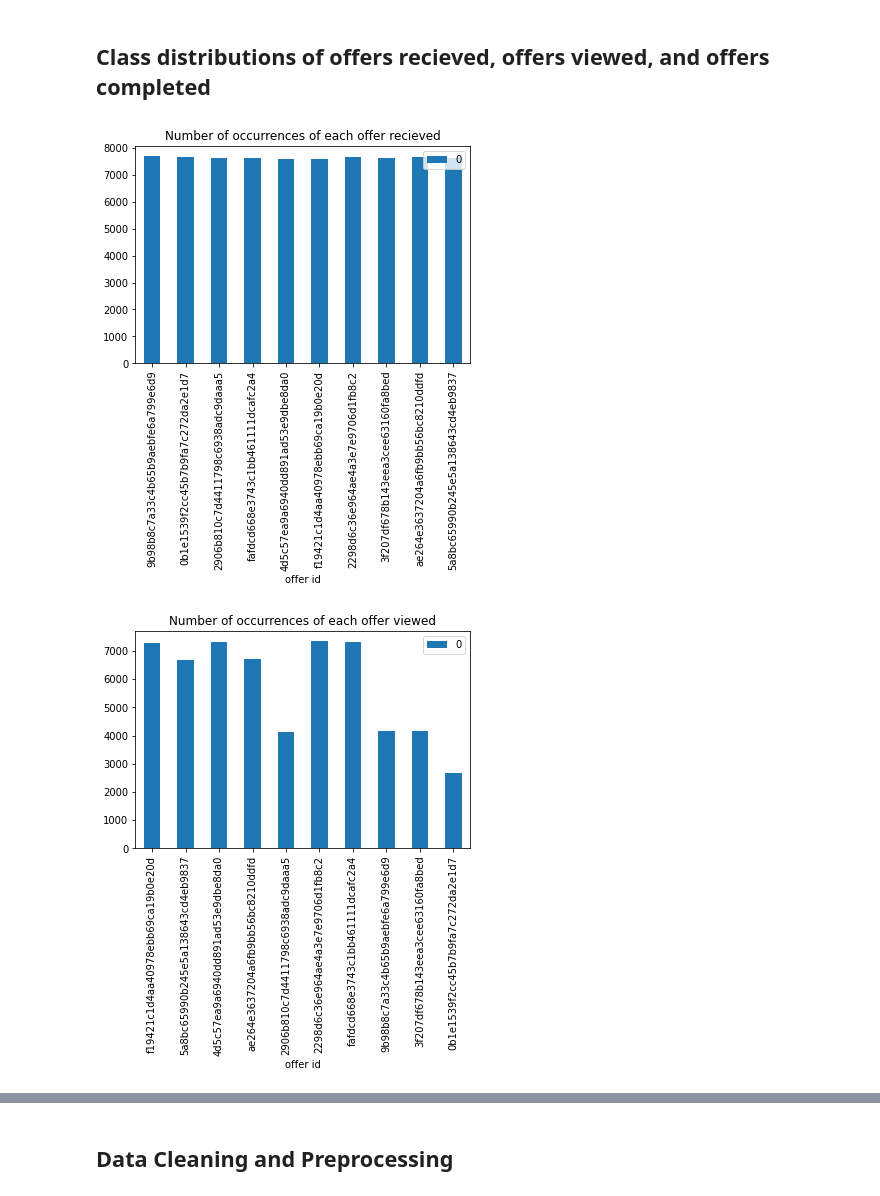
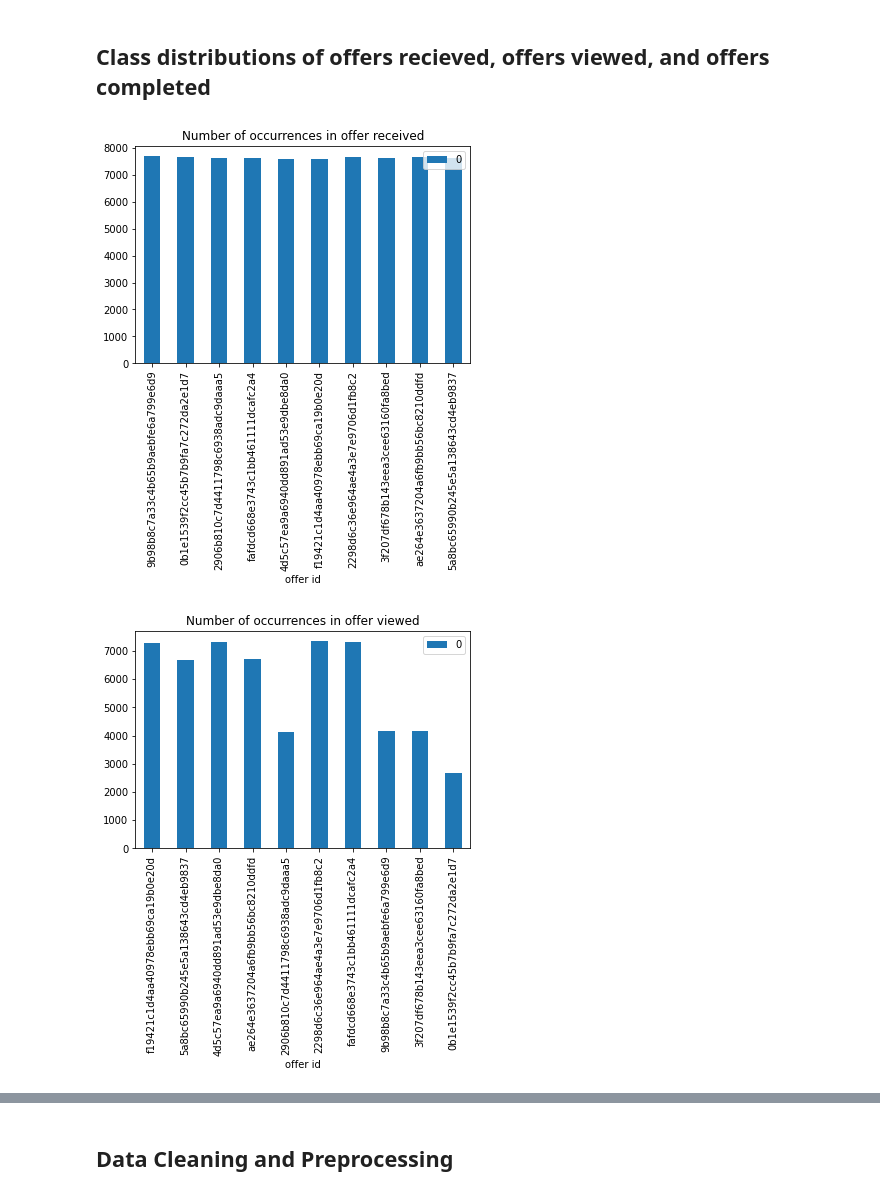
Before and after one commit to beauvilerobed/predict-consumer-responses, a Jupyter notebook: sagemaker.ipynb, the cells around one changed output, grey strips where cells are left out. Drawn from its saved outputs; the diff is of its cells as text; code cells hidden in the pictures.

Commit message:
finished cleaning the data

```diff
--- a/sagemaker.ipynb
+++ b/sagemaker.ipynb
@@ -86,5 +77,8 @@ offers_completed = transcript[transcript['event']=="offer completed"]
+# %%
+outcomes = ["offer received", "offer viewed", "offer completed"]
+offers = [transcript[transcript['event']== offer] for offer in outcomes]
 # %%
-def view_offers(offers):
+def view(offers):
     offer_count = defaultdict(int)
     for offer in offers.value:
         val = offer['offer id'] if 'offer id' in offer else offer['offer_id']
@@ -95,18 +89,15 @@ def view_offers(offers):
 
     return offer_count
 
-recieved_count = view_offers(offers_recieved)
-viewed_count = view_offers(offers_viewed)
-completed_count = view_offers(offers_completed)
+counts = [view(offer) for offer in offers]
 # %%
-def check_data(offer_count,offer_name):
+def check_data(offer_count, name):
     data = pd.DataFrame.from_dict(offer_count, orient='index')
-    bar_plot = data.plot.bar(title="Number of occurrences of each offer"+offer_name)
+    bar_plot = data.plot.bar(title="Number of occurrences in " + name)
     bar_plot.set_xlabel("offer id")
 
-check_data(recieved_count," recieved")
-check_data(viewed_count, " viewed")
-check_data(completed_count, " completed")
+for count, name in zip(counts, outcomes):
+    check_data(count, name)
 # %% [output]
-[figure, old version]
+[figure, new version]
-[figure, old version]
+[figure, new version]
```
Also changed, not shown: parts of 13 cells of this notebook.
